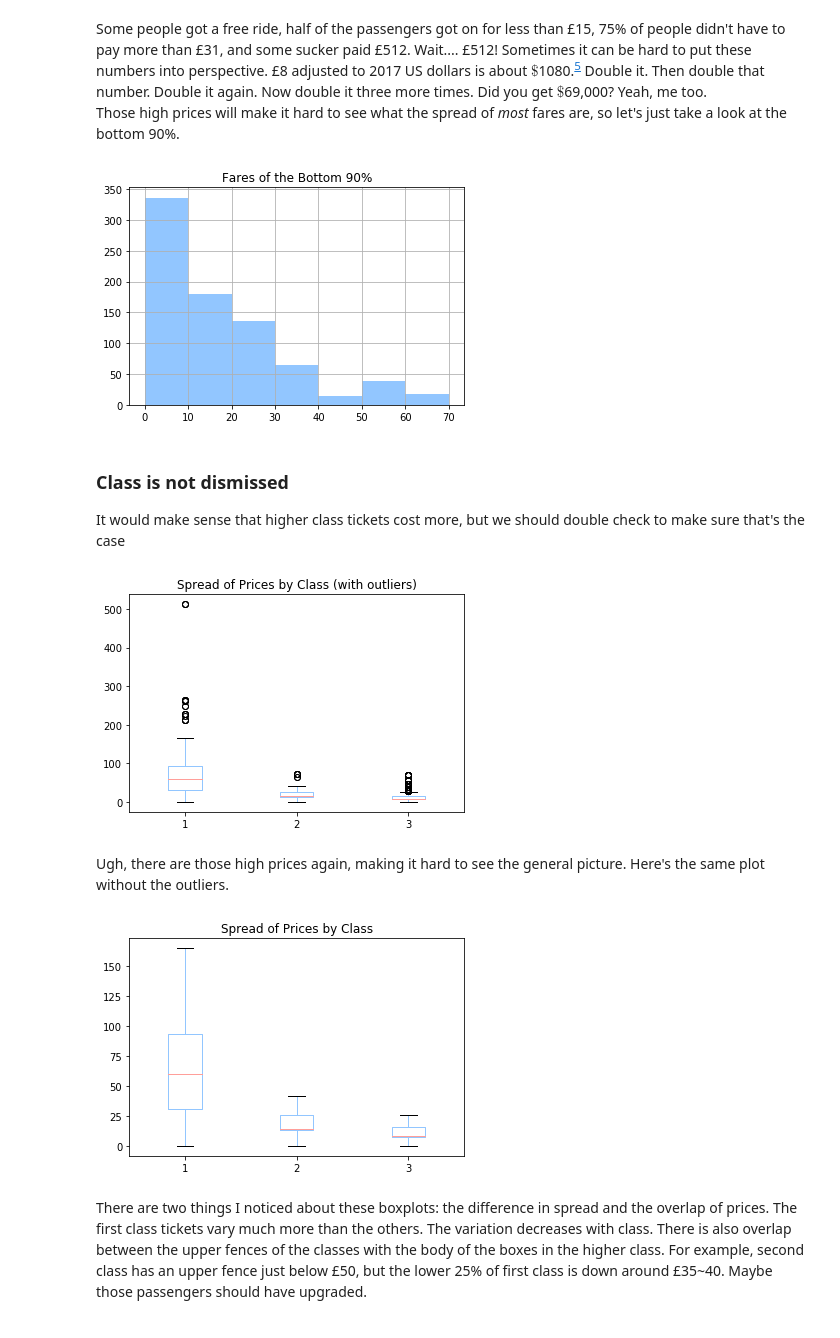
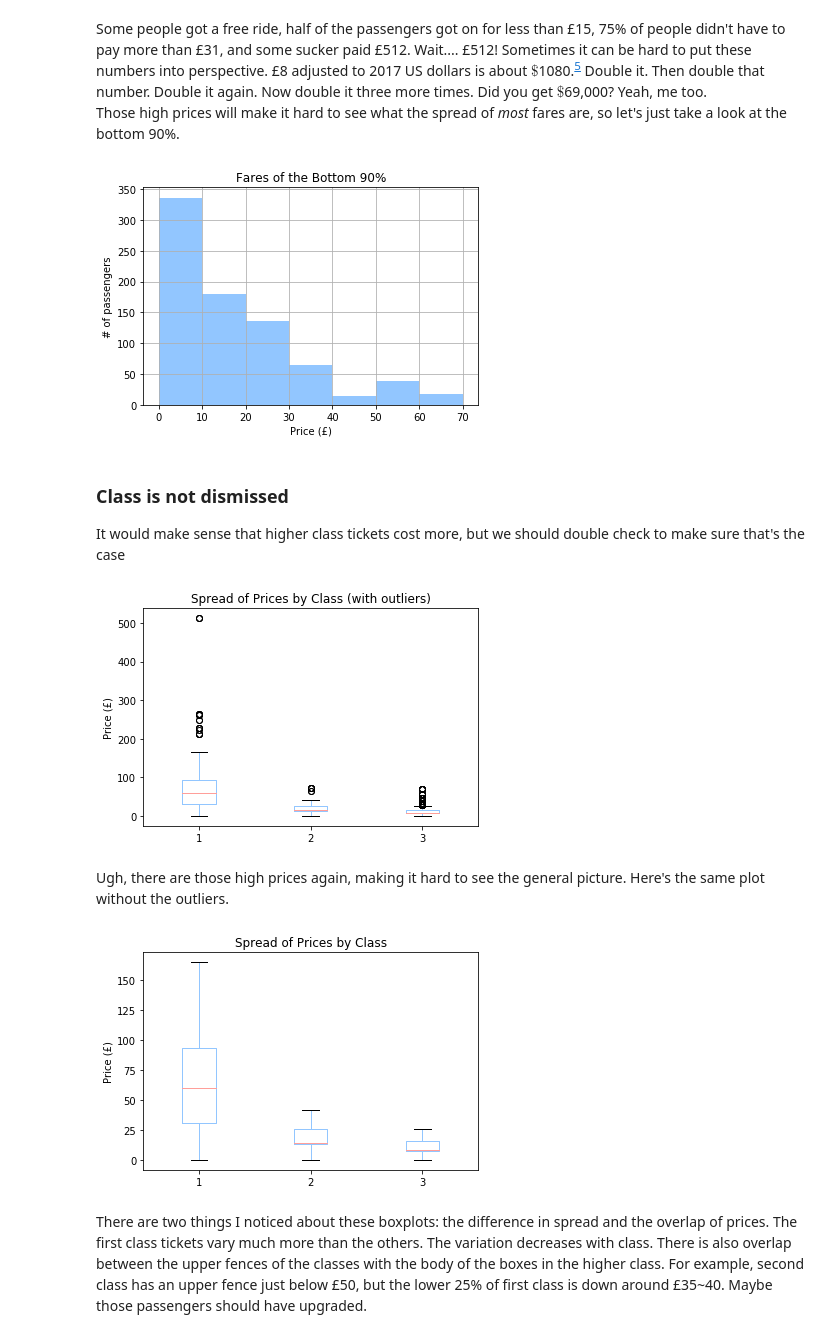
Before and after one commit to ppkn/udacity-titanic, a Jupyter notebook: Analysis of Titanic Dataset.ipynb, the cells around one changed output. Cells and saved outputs as stored; diff of their text form; code cells hidden in the pictures.

```diff
--- a/Analysis of Titanic Dataset.ipynb
+++ b/Analysis of Titanic Dataset.ipynb
@@ -284,33 +284,38 @@ Those high prices will make it hard to see what the spread of *most* fares are,
 # %%
 ninetieth = fares.quantile(0.90)   # Get the value of the 90th percentile
 bins = np.arange(0, ninetieth, 10) # Create equal sized bins up to the 90th percentile
 
-(titanic_data.loc[titanic_data['Fare'] < ninetieth, 'Fare'] # Only get fares up to 90th percentile
-             .hist(bins=bins))
+ax = (titanic_data.loc[titanic_data['Fare'] < ninetieth, 'Fare'] # Only get fares up to 90th percentile
+                  .hist(bins=bins))
+ax.set_xlabel('Price (£)')
+ax.set_ylabel('# of passengers')
 plt.title('Fares of the Bottom 90%')
 plt.savefig('figures/fares_bottom_90.png')
 # %% [output]
-[figure, old version]
+[figure, new version]
 # %% [markdown]
 ### Class is not dismissed
 
 It would make sense that higher class tickets cost more, but we should double check to make sure that's the case
 # %%
 (titanic_data.pivot(columns='Pclass', values='Fare') # Reshape to make Pclass Series of fares
-             .plot(kind='box'))
+             .plot(kind='box')
+             .set_ylabel('Price (£)'))
+
 plt.title('Spread of Prices by Class (with outliers)')
 plt.savefig('figures/class_price_spread_w_outliers.png')
 # %% [output]
-[figure, old version]
+[figure, new version]
 # %% [markdown]
 Ugh, there are those high prices again, making it hard to see the general picture. Here's the same plot without the outliers.
 # %%
 (titanic_data.pivot(columns='Pclass', values='Fare')
-             .plot(kind='box', showfliers=False)) # Remove outliers
+             .plot(kind='box', showfliers=False) # Remove outliers
+             .set_ylabel('Price (£)'))
 plt.title('Spread of Prices by Class')
 plt.savefig('figures/class_price_spread.png')
 # %% [output]
-[figure, old version]
+[figure, new version]
 # %% [markdown]
 There are two things I noticed about these boxplots: the difference in spread and the overlap of prices. The first class tickets vary much more than the others. The variation decreases with class. There is also overlap between the upper fences of the classes with the body of the boxes in the higher class. For example, second class has an upper fence just below £50, but the lower 25% of first class is down around £35~40. Maybe those passengers should have upgraded.
 # %% [markdown]
```
Also changed, not shown: parts of 2 cells of this notebook, 7 other files.
